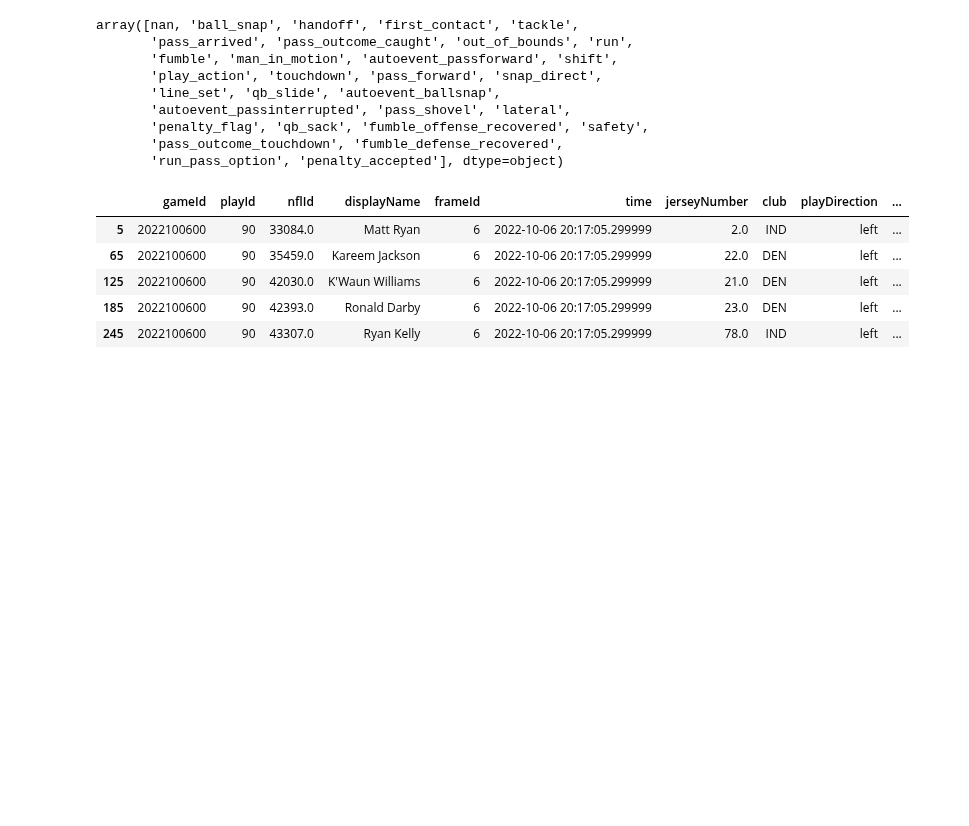
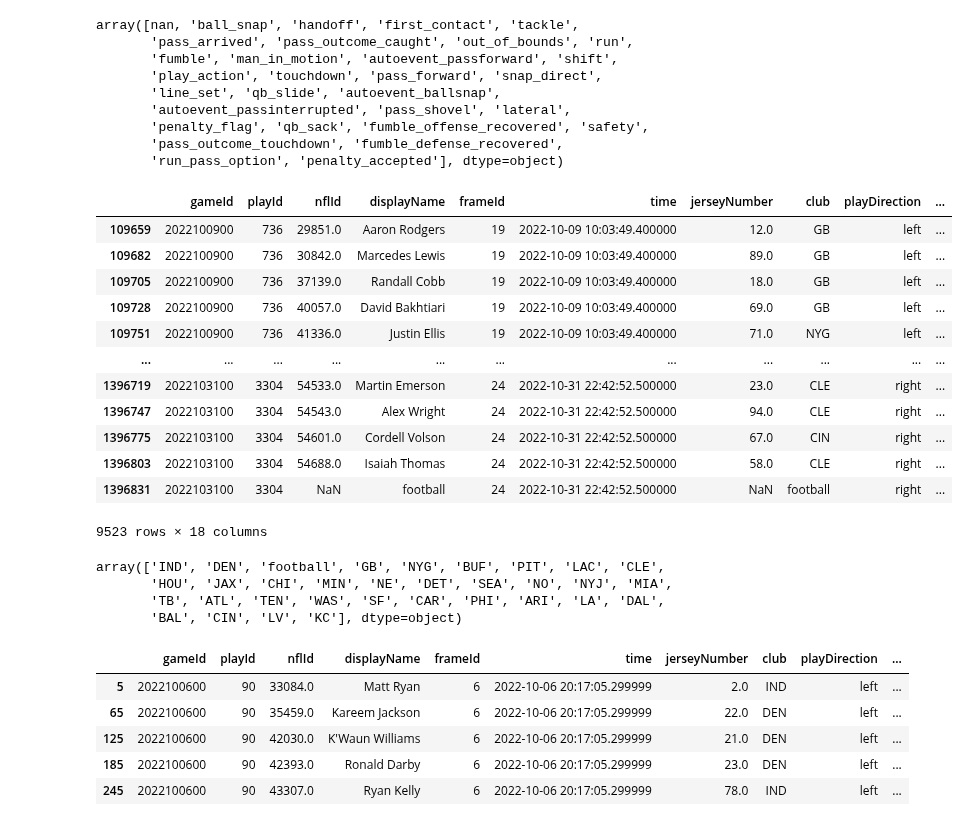
Before and after one commit to rfe123/umn_data_project_004, a Jupyter notebook: umn_data_project_004_nfl.ipynb, the cells around one changed output. Cells and saved outputs as stored; diff of their text form; code cells hidden in the pictures; blank space fills up the shorter version.

```diff
--- a/umn_data_project_004_nfl.ipynb
+++ b/umn_data_project_004_nfl.ipynb
@@ -143,9 +151,29 @@ array([nan, 'ball_snap', 'handoff', 'first_contact', 'tackle',
        'penalty_flag', 'qb_sack', 'fumble_offense_recovered', 'safety',
        'pass_outcome_touchdown', 'fumble_defense_recovered',
        'run_pass_option', 'penalty_accepted'], dtype=object)
+# %%
+tracking_df.loc[(tracking_df['event'] == 'touchdown')]
+# %% [output]
+|  | gameId | playId | nflId | displayName | frameId | time | jerseyNumber | club | playDirection | ... |
+| 109659 | 2022100900 | 736 | 29851.0 | Aaron Rodgers | 19 | 2022-10-09 10:03:49.400000 | 12.0 | GB | left | ... |
+| 109682 | 2022100900 | 736 | 30842.0 | Marcedes Lewis | 19 | 2022-10-09 10:03:49.400000 | 89.0 | GB | left | ... |
+| 109705 | 2022100900 | 736 | 37139.0 | Randall Cobb | 19 | 2022-10-09 10:03:49.400000 | 18.0 | GB | left | ... |
+| 109728 | 2022100900 | 736 | 40057.0 | David Bakhtiari | 19 | 2022-10-09 10:03:49.400000 | 69.0 | GB | left | ... |
+| 109751 | 2022100900 | 736 | 41336.0 | Justin Ellis | 19 | 2022-10-09 10:03:49.400000 | 71.0 | NYG | left | ... |
+| ... | ... | ... | ... | ... | ... | ... | ... | ... | ... | ... |
+| 1396719 | 2022103100 | 3304 | 54533.0 | Martin Emerson | 24 | 2022-10-31 22:42:52.500000 | 23.0 | CLE | right | ... |
+| 1396747 | 2022103100 | 3304 | 54543.0 | Alex Wright | 24 | 2022-10-31 22:42:52.500000 | 94.0 | CLE | right | ... |
+| 1396775 | 2022103100 | 3304 | 54601.0 | Cordell Volson | 24 | 2022-10-31 22:42:52.500000 | 67.0 | CIN | right | ... |
+| 1396803 | 2022103100 | 3304 | 54688.0 | Isaiah Thomas | 24 | 2022-10-31 22:42:52.500000 | 58.0 | CLE | right | ... |
+| 1396831 | 2022103100 | 3304 | NaN | football | 24 | 2022-10-31 22:42:52.500000 | NaN | football | right | ... |
+9523 rows × 18 columns
 # %%
 # Normalize abbreviations to match ESPN team list
 tracking_df['club'].unique()
-tracking_df['club'] = tracking_df['club'].replace('LA', 'LAR').replace('WAS', 'WSH')
+# %% [output]
+array(['IND', 'DEN', 'football', 'GB', 'NYG', 'BUF', 'PIT', 'LAC', 'CLE',
+       'HOU', 'JAX', 'CHI', 'MIN', 'NE', 'DET', 'SEA', 'NO', 'NYJ', 'MIA',
+       'TB', 'ATL', 'TEN', 'WAS', 'SF', 'CAR', 'PHI', 'ARI', 'LA', 'DAL',
+       'BAL', 'CIN', 'LV', 'KC'], dtype=object)
 # %%
 # Filter tracking_df for the Ball Snap Frames
```
Also changed, not shown: parts of 18 cells of this notebook, 2 other files.
